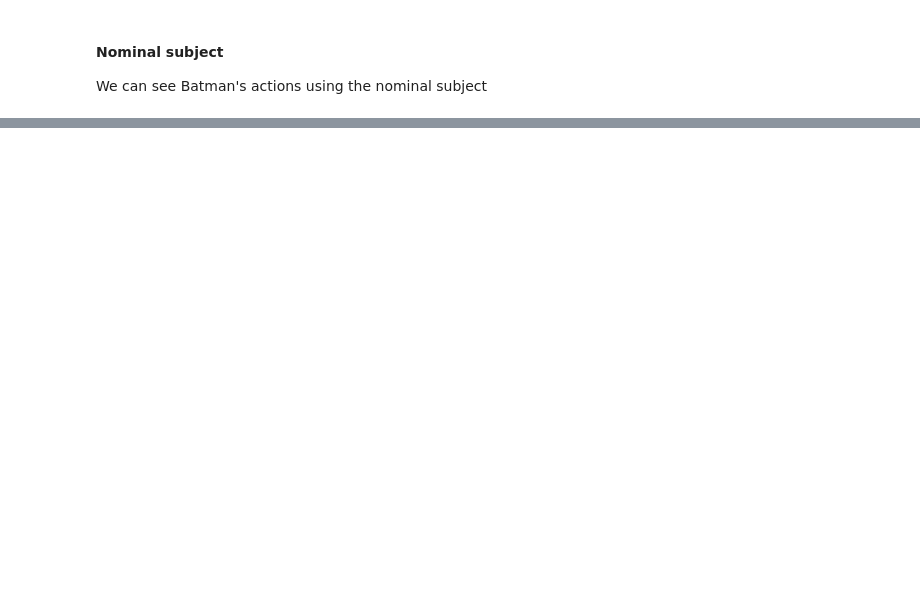
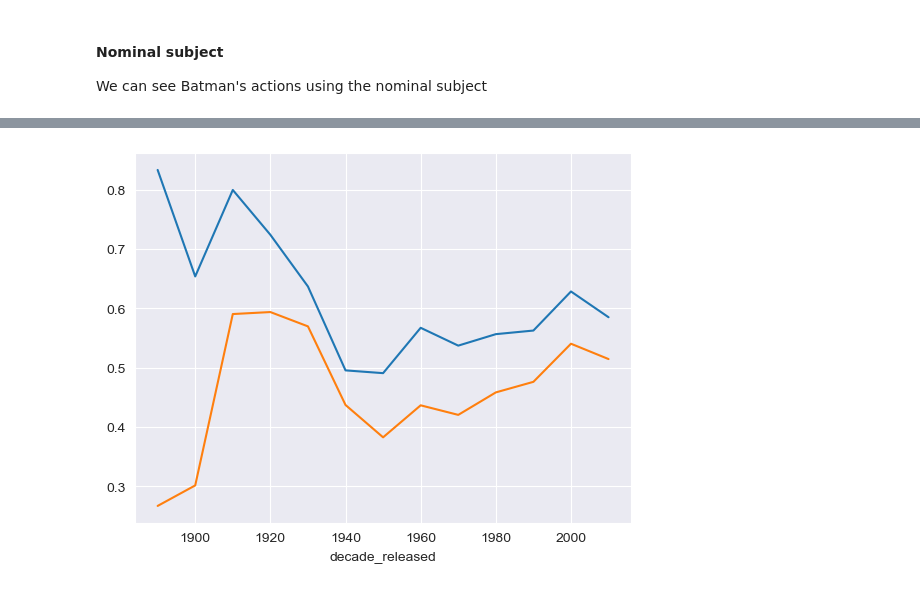
Before and after one commit to epfl-ada/ada-2022-project-teamrefuge2000, a Jupyter notebook: src/milestone_3.ipynb, the cells around one changed output, grey strips where cells are left out. Cells and saved outputs as stored; diff of their text form; code cells hidden in the pictures; blank space fills up the shorter version.

```diff
--- a/src/milestone_3.ipynb
+++ b/src/milestone_3.ipynb
@@ -409,0 +532,5 @@ Nominal subject : {'intervenes', 'works', 'attempts', 'tells', 'replies', 'foils
+# %%
+(b['number of actions on women'] / b['number of actions on men']).plot()
+(b['number of actions by women'] / b['number of actions by men']).plot();
+# %% [output]
+[figure, added]
```
Also changed, not shown: parts of 49 cells of this notebook, 3 other files.
